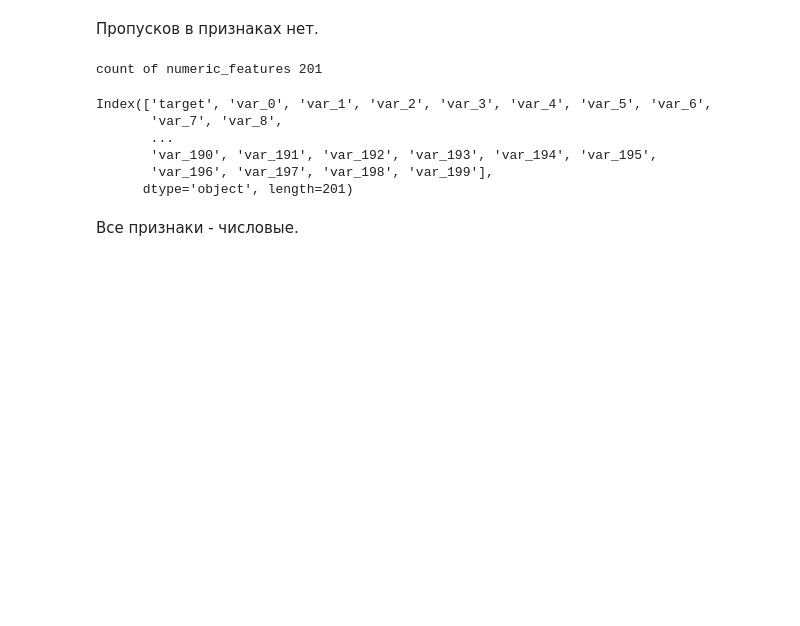
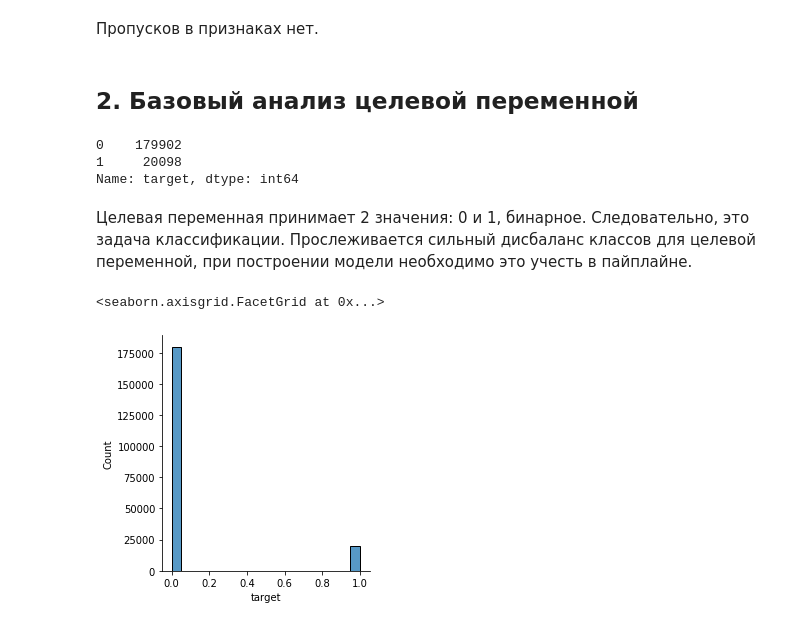
Before and after one commit to eqdatascience/kaggle_sportive, a Jupyter notebook: HW1.ipynb, the cells around one changed output. Cells and saved outputs as stored; diff of their text form; code cells hidden in the pictures; blank space fills up the shorter version.

```diff
--- a/HW1.ipynb
+++ b/HW1.ipynb
@@ -114,18 +140,19 @@ test_features_with_na
 []
 # %% [markdown]
 Пропусков в признаках нет.
-# %%
-numerical_features = train.select_dtypes(include=[np.number])
-print(f"count of numeric_features {numerical_features.shape[1]}")
-
-numerical_features.columns
-# %% [output]
-count of numeric_features 201
-Index(['target', 'var_0', 'var_1', 'var_2', 'var_3', 'var_4', 'var_5', 'var_6',
-       'var_7', 'var_8',
-       ...
-       'var_190', 'var_191', 'var_192', 'var_193', 'var_194', 'var_195',
-       'var_196', 'var_197', 'var_198', 'var_199'],
-      dtype='object', length=201)
-# %% [markdown]
-Все признаки - числовые.
+# %% [markdown]
+## 2. Базовый анализ целевой переменной
+# %%
+train.target.value_counts()
+# %% [output]
+0    179902
+1     20098
+Name: target, dtype: int64
+# %% [markdown]
+Целевая переменная принимает 2 значения: 0 и 1, бинарное. Следовательно, это задача классификации. Прослеживается сильный дисбаланс классов для целевой переменной, при построении модели необходимо это учесть в пайплайне.
+# %%
+#Визуализируем распределение для большей наглядности
+sns.displot(train, x='target',height=4)
+# %% [output]
+<seaborn.axisgrid.FacetGrid at 0x...>
+[figure, added]
```
Also changed, not shown: parts of 42 cells of this notebook.
